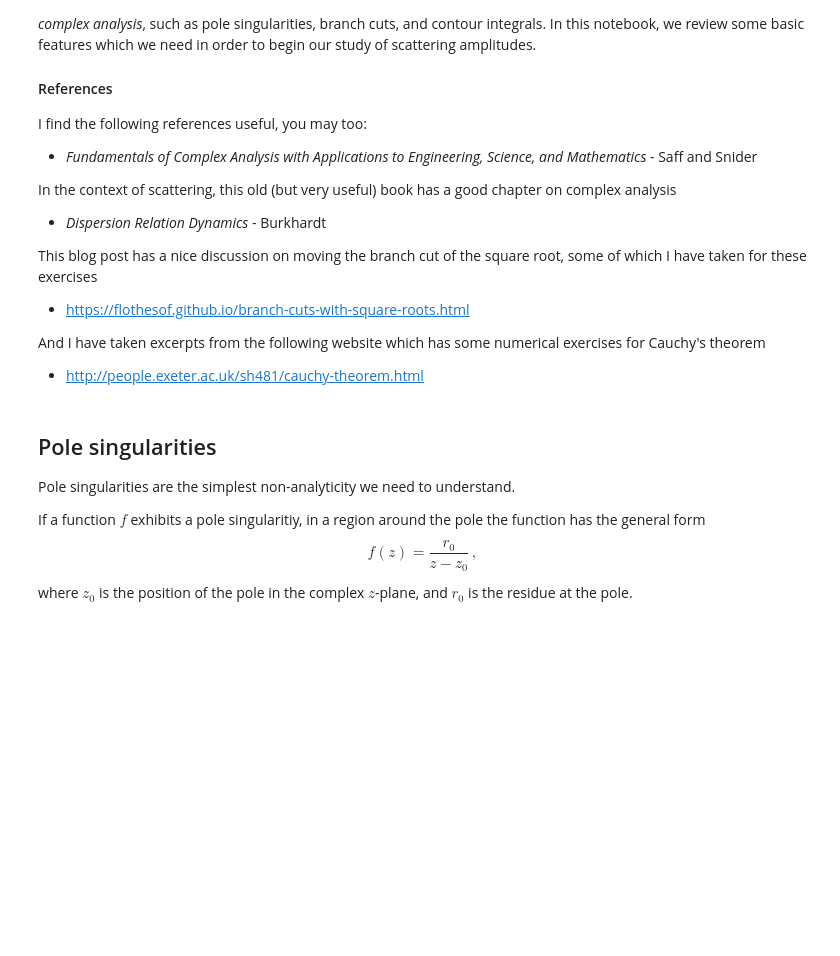
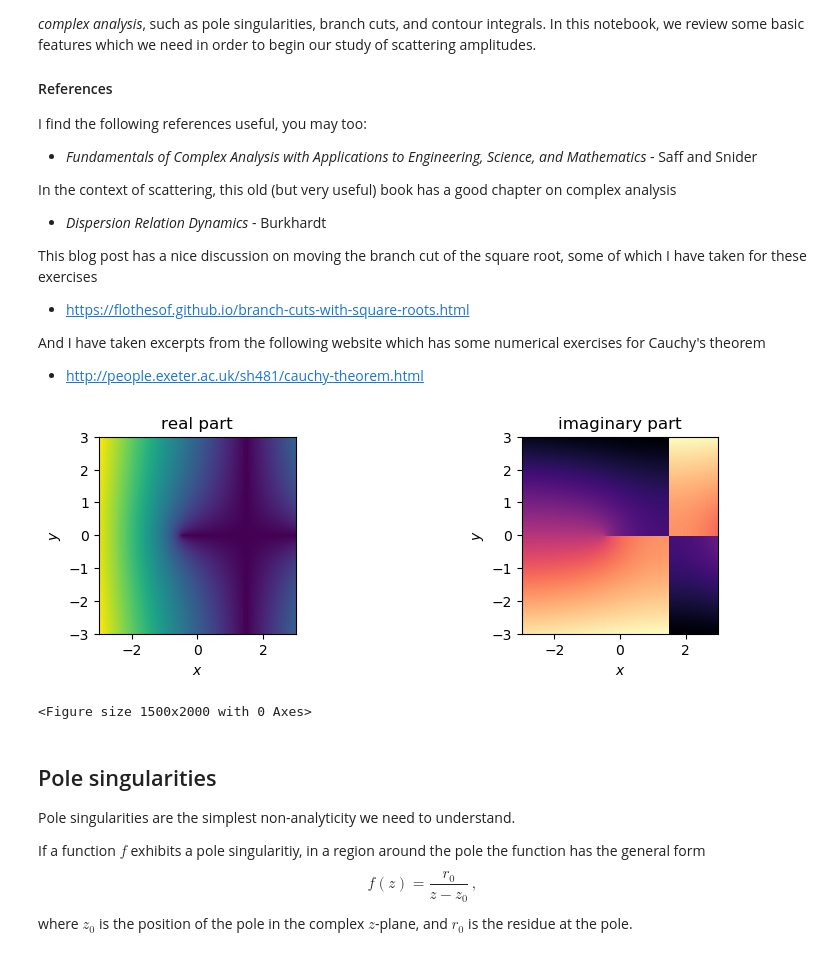
Before and after one commit to ajackura/LatticeSummerSchool2021-ScatteringExercises, a Jupyter notebook: Notebooks/complex.ipynb, the cells around one changed output. Drawn from its saved outputs; the diff is of its cells as text; code cells hidden in the pictures; blank space fills up the shorter version.

```diff
--- a/Notebooks/complex.ipynb
+++ b/Notebooks/complex.ipynb
@@ -114,6 +92,23 @@ def argand_plot_3D(func,args):
     ax2.set_xlabel(r'Re $z$')
     ax2.set_ylabel(r'Im $z$')
     ax2.set_title('imaginary part')
+# %%
+#def f(z):
+#    return 0.5 * z**2 + 2.0*z -2.0
+
+a=10.0*(rn.random()-0.5)
+b=10.0*(rn.random()-0.5)
+c=10.0*(rn.random()-0.5)
+
+# The integrand in Cauchy's theorem
+def f(z):
+    return np.sqrt(a + b*z + c*z**2)
+
+plt.figure(figsize=(10,12), dpi= 100)
+argand_plot_2D(f)
+# %% [output]
+[figure, added]
+<Figure size 1500x2000 with 0 Axes>
 # %% [markdown]
 ## Pole singularities
 
```
Also changed, not shown: parts of 3 cells of this notebook.
